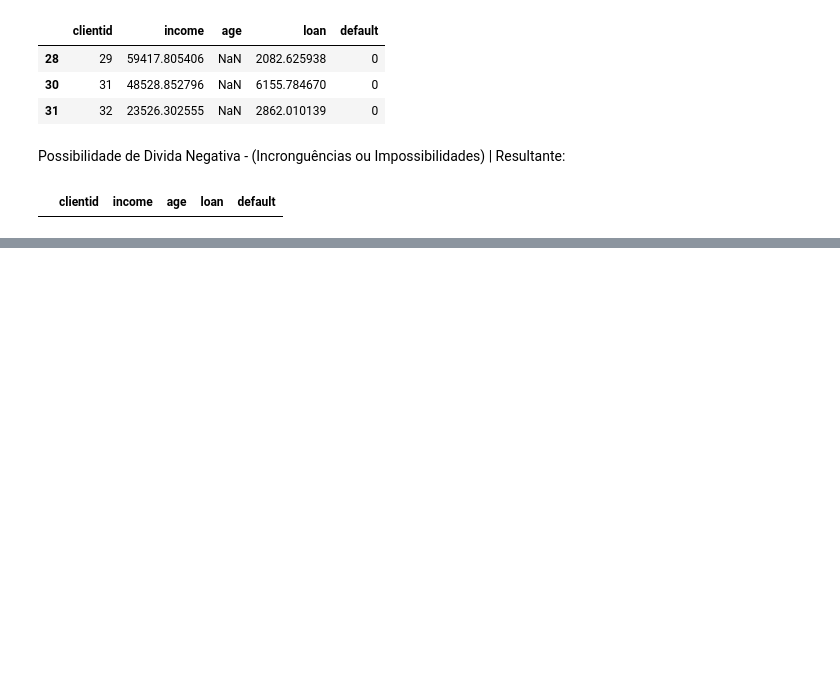
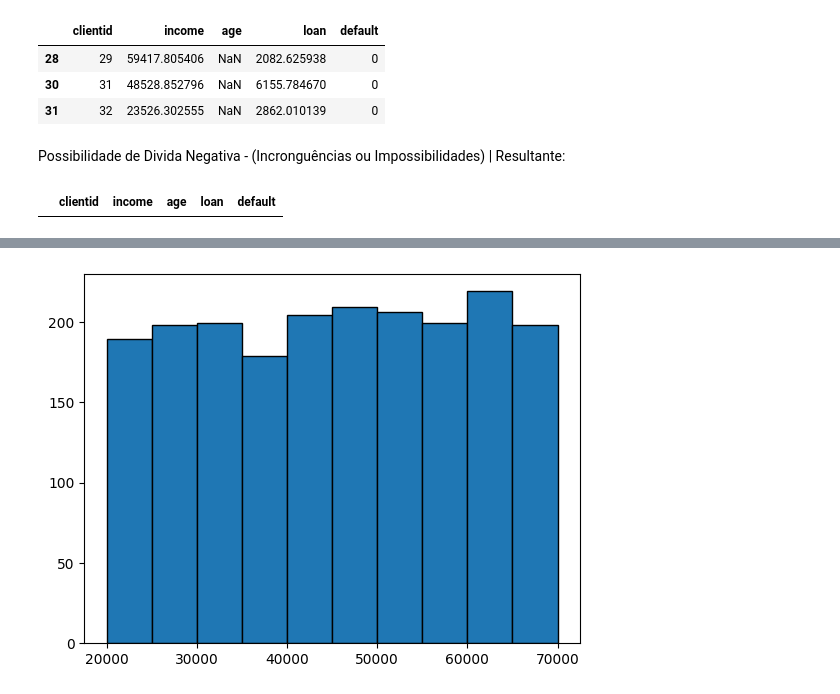
Before and after one commit to PedroHBachiega/am-t4-s1a2026, a Jupyter notebook: aula0407_amt4.ipynb, the cells around one changed output, grey strips where cells are left out. Drawn from its saved outputs; the diff is of its cells as text; code cells hidden in the pictures; blank space fills up the shorter version.

```diff
--- a/aula0407_amt4.ipynb
+++ b/aula0407_amt4.ipynb
@@ -91,0 +105,4 @@ base_credit.loc[base_credit['loan'] < 0]
+# %%
+plt.hist(x=base_credit["income"], edgecolor="black");
+# %% [output]
+[figure, added]
```
Also changed, not shown: parts of 9 cells of this notebook.
